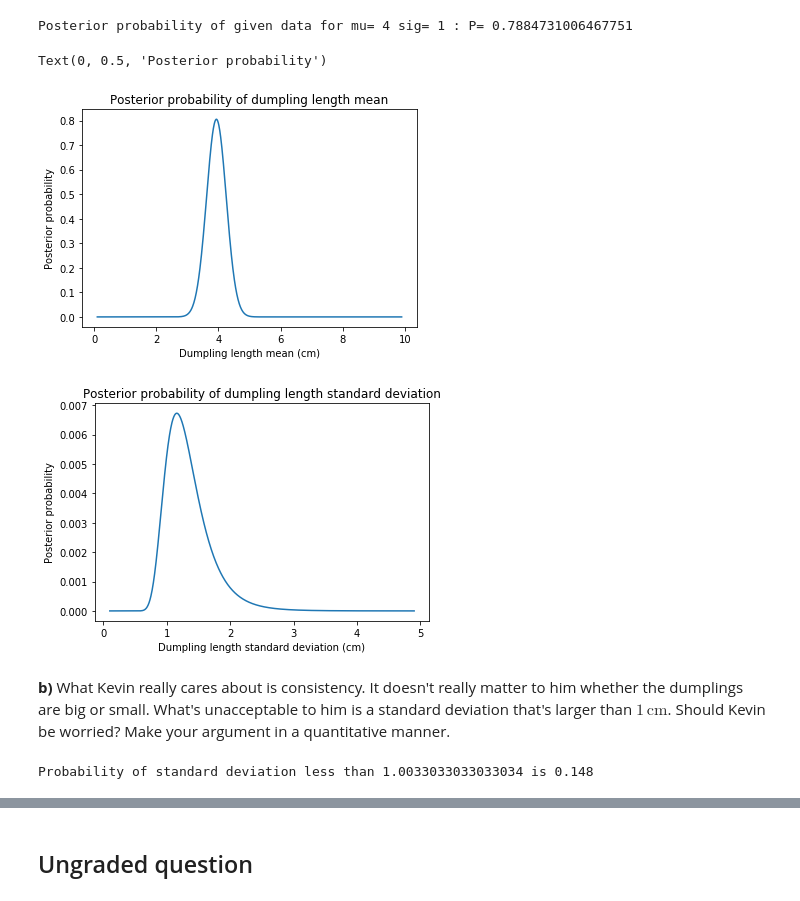
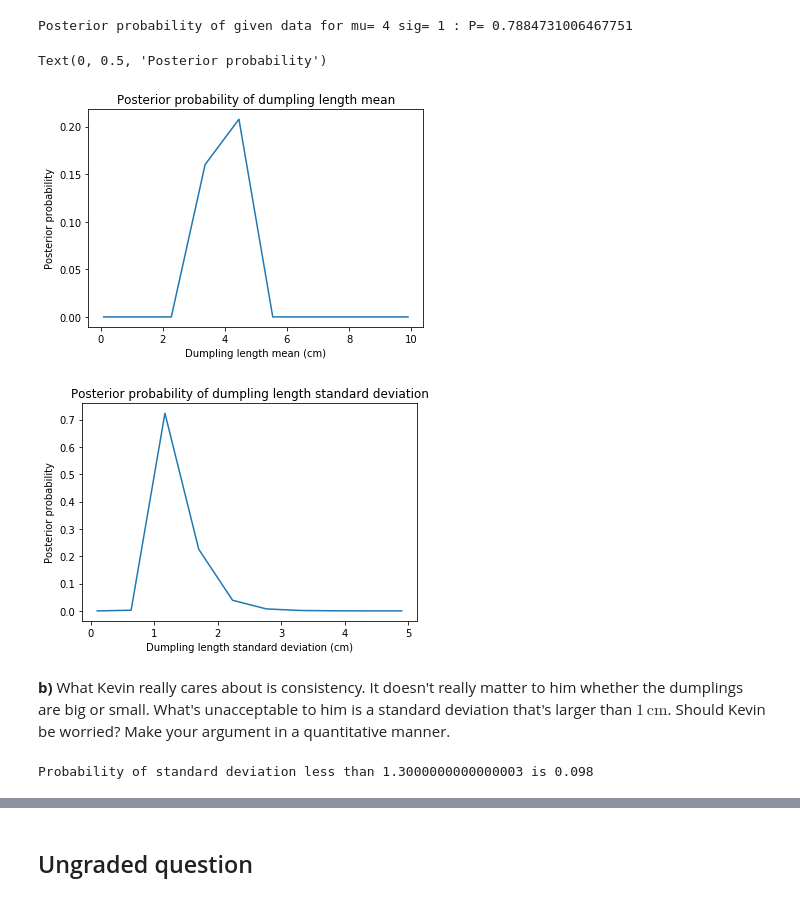
Before and after one commit to nlefrancois6/Phys321, a Jupyter notebook: Midterm2021/Midterm2021.ipynb, the cells around one changed output, grey strips where cells are left out. Saved outputs shown, nothing was run; the diff lists cells and outputs as text; code cells hidden in the pictures.

```diff
--- a/Midterm2021/Midterm2021.ipynb
+++ b/Midterm2021/Midterm2021.ipynb
@@ -245,36 +245,36 @@ Posterior probability of given data for mu= 4 sig= 1 : P= 0.7884731006467751
 #List of mu and sigma values to plot the probability over
 import numpy as np
 
-npts = 1000
+npts = 10
 mu_vals = np.linspace(0.1,9.9,npts)
 sig_vals = np.linspace(0.1,4.9,npts)
 
 #Plot the probability as a function of mu, holding sig=1 fixed
 sig = 1
 P_vals = []
 for i in range(npts):
     P_vals.append(posterior(D,mu_vals[i],sig))
 
 plt.figure()
 plt.plot(mu_vals, P_vals)
 plt.title('Posterior probability of dumpling length mean')
 plt.xlabel('Dumpling length mean (cm)')
 plt.ylabel('Posterior probability')
 
 #Plot the probability as a function of sig, holding mu=4 fixed
 mu = 4
 P_vals = []
 for i in range(npts):
     P_vals.append(posterior(D,mu,sig_vals[i]))
 
 P_vals = P_vals/sum(P_vals)
 
 plt.figure()
 plt.plot(sig_vals, P_vals)
 plt.title('Posterior probability of dumpling length standard deviation')
 plt.xlabel('Dumpling length standard deviation (cm)')
 plt.ylabel('Posterior probability')
 # %% [output]
 Text(0, 0.5, 'Posterior probability')
-[figure, old version]
+[figure, new version]
-[figure, old version]
+[figure, new version]
@@ -296,9 +336,21 @@ def cumulative_probability(P_vals, x):
 
     return ind_x
 
-x = 0.148
-ind_x = cumulative_probability(P_vals, x)
+def marginalize_mu(P_vals):
+    #Get the marginal posterior probability distribution P(sigma), where we have marginalized over mu
+
+    P_marginalized = np.zeros(len(P_vals))
+    for i in range(len(P_vals)):
+        P_marginalized[i] = sum(P_vals[:,i])
+
+    return P_marginalized
+
+#Calculate what the cumulative probability is of the standard deviation being less than or equal to 1cm
+#by summing over the marginalized posterior probability distribution
+P_marginalized = marginalize_mu(P_vals)
+x = 0.098
+ind_x = cumulative_probability(P_marginalized, x)
 sig_x = sig_vals[ind_x]
 print('Probability of standard deviation less than', sig_x, 'is',x)
 # %% [output]
-Probability of standard deviation less than 1.0033033033033034 is 0.148
+Probability of standard deviation less than 1.3000000000000003 is 0.098
```
Also changed, not shown: parts of 3 cells of this notebook.
